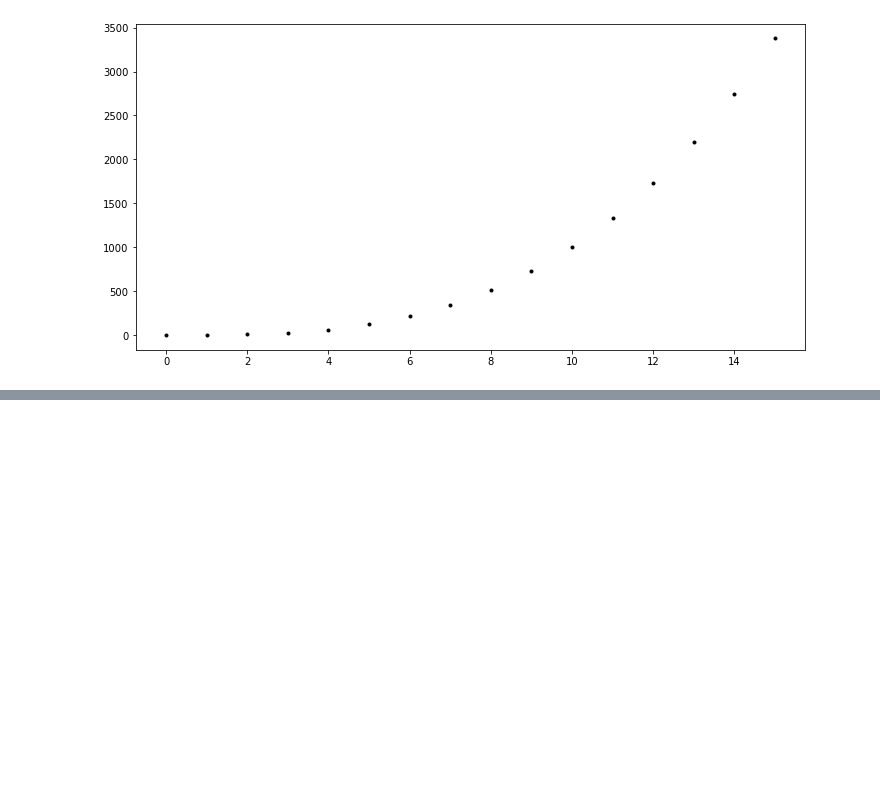
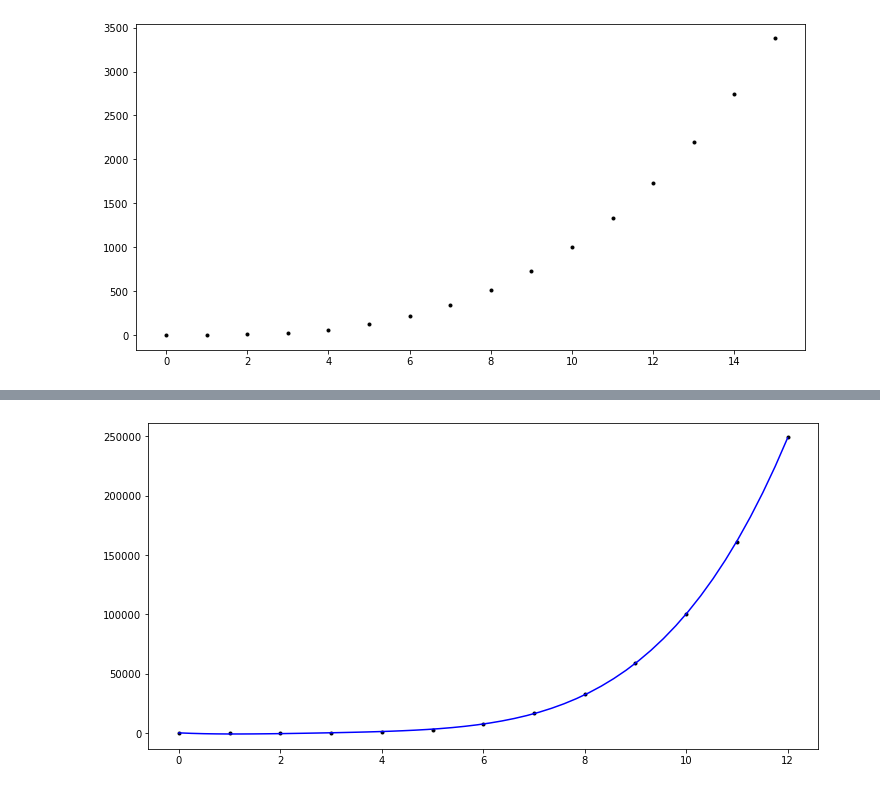
Before and after one commit to BTunney92/machine-learn-stats, a Jupyter notebook: Parameters - Exercise.ipynb, the cells around one changed output, grey strips where cells are left out. Cells and saved outputs as stored; diff of their text form; code cells hidden in the pictures; blank space fills up the shorter version.

```diff
--- a/Parameters - Exercise.ipynb
+++ b/Parameters - Exercise.ipynb
@@ -47,0 +58,11 @@ ax.plot(x, parameter[0] * x + parameter[1], 'b-');
+# %%
+curveFit2 = np.poly1d(np.polyfit(x2, y2, 4))
+# %%
+polyline = np.linspace(0, 12)
+plt.plot(x2,y2,"k.",)
+
+
+plt.plot(polyline, curveFit2(polyline), color='blue')
+plt.show()
+# %% [output]
+[figure, added]
```
Also changed, not shown: parts of 6 cells of this notebook.
